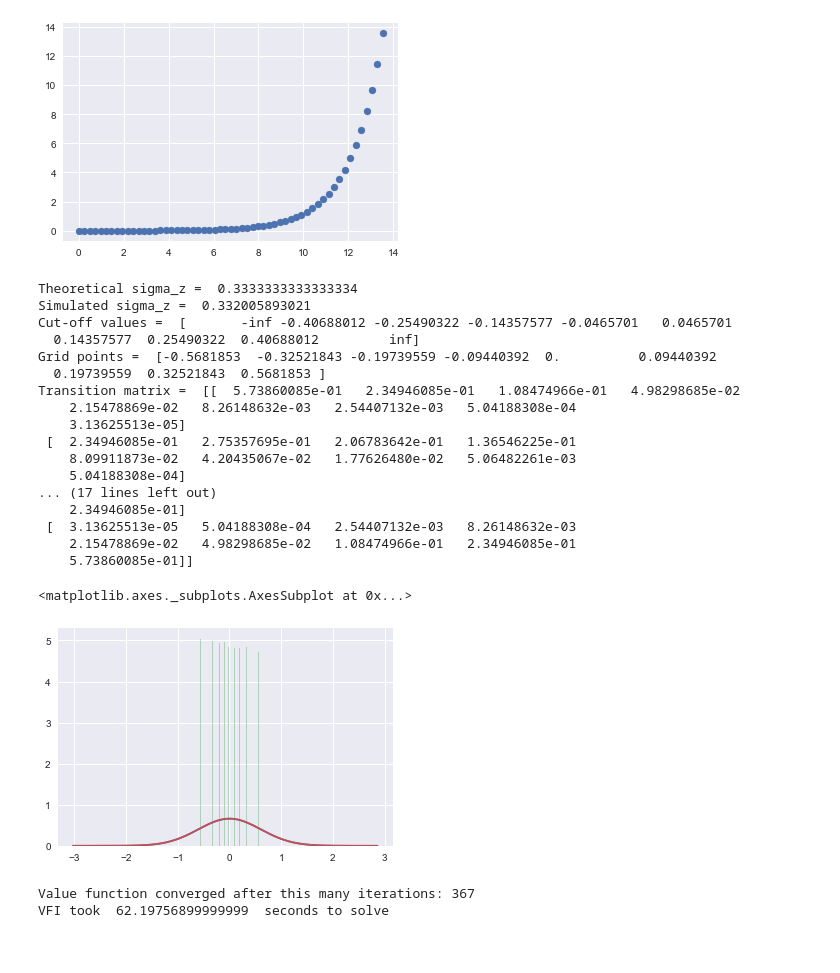
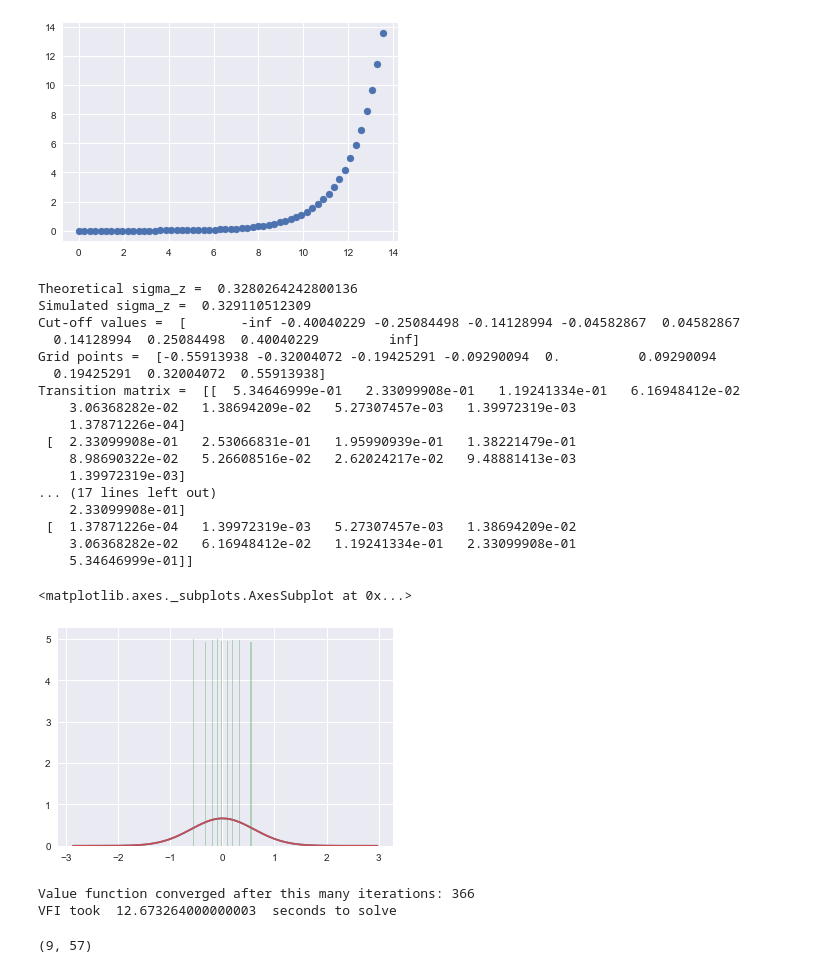
Before and after one commit to benlimsh/BootCamp2017, a Jupyter notebook: Labs/Econ/econ_pset3_1.ipynb, the cells around one changed output. Drawn from its saved outputs; the diff is of its cells as text; code cells hidden in the pictures.

```diff
--- a/Labs/Econ/econ_pset3_1.ipynb
+++ b/Labs/Econ/econ_pset3_1.ipynb
@@ -54,9 +54,10 @@ import numpy as np
 %matplotlib inline
 
 # set out parameters
-rho = 0.8
+rho = 0.7605
 mu = 0.0
-sigma_eps = 0.2
+sigma_eps = 0.213
+sigma_z = sigma_eps/ ((1-rho**2)**(1/2))
 
 # draw our shocks
 num_draws = 100000 # number of shocks to draw
@@ -129,50 +130,50 @@ def sim_markov(z_grid, pi, num_draws):
     z_discrete = np.empty(num_draws)  # this will be a vector of values
     # we land on in the discretized grid for z
     N = z_grid.shape[0]
     oldind = int(np.ceil((N - 1) / 2)) # set initial value to median of grid
     z_discrete[0] = z_grid[oldind]
     for i in range(1, num_draws):
         sum_p = 0
         ind = 0
         while sum_p < u[i]:
             sum_p = sum_p + pi[ind, oldind]
 #             print('inds =  ', ind, oldind)
             ind += 1
         if ind > 0:
             ind -= 1
         z_discrete[i] = z_grid[ind]
         oldind = ind
 
     return z_discrete
 
 
 # Call simulation function to get simulated values
 z_discrete = sim_markov(z_grid, np.transpose(pi), num_draws)
 
 
 # Plot AR(1) and Markov approximation
 sns.distplot(z_discrete, hist=True, kde=False, norm_hist=True)
 sns.kdeplot(np.array(z), bw=0.5)
 # %% [output]
-Theoretical sigma_z =  0.3333333333333334
-Simulated sigma_z =  0.332005893021
-Cut-off values =  [       -inf -0.40688012 -0.25490322 -0.14357577 -0.0465701   0.0465701
-  0.14357577  0.25490322  0.40688012         inf]
-Grid points =  [-0.5681853  -0.32521843 -0.19739559 -0.09440392  0.          0.09440392
-  0.19739559  0.32521843  0.5681853 ]
-Transition matrix =  [[  5.73860085e-01   2.34946085e-01   1.08474966e-01   4.98298685e-02
-    2.15478869e-02   8.26148632e-03   2.54407132e-03   5.04188308e-04
-    3.13625513e-05]
- [  2.34946085e-01   2.75357695e-01   2.06783642e-01   1.36546225e-01
-    8.09911873e-02   4.20435067e-02   1.77626480e-02   5.06482261e-03
-    5.04188308e-04]
+Theoretical sigma_z =  0.3280264242800136
+Simulated sigma_z =  0.329110512309
+Cut-off values =  [       -inf -0.40040229 -0.25084498 -0.14128994 -0.04582867  0.04582867
+  0.14128994  0.25084498  0.40040229         inf]
+Grid points =  [-0.55913938 -0.32004072 -0.19425291 -0.09290094  0.          0.09290094
+  0.19425291  0.32004072  0.55913938]
+Transition matrix =  [[  5.34646999e-01   2.33099908e-01   1.19241334e-01   6.16948412e-02
+    3.06368282e-02   1.38694209e-02   5.27307457e-03   1.39972319e-03
+    1.37871226e-04]
+ [  2.33099908e-01   2.53066831e-01   1.95990939e-01   1.38221479e-01
+    8.98690322e-02   5.26608516e-02   2.62024217e-02   9.48881413e-03
+    1.39972319e-03]
 ... (17 lines left out)
-    2.34946085e-01]
- [  3.13625513e-05   5.04188308e-04   2.54407132e-03   8.26148632e-03
-    2.15478869e-02   4.98298685e-02   1.08474966e-01   2.34946085e-01
-    5.73860085e-01]]
+    2.33099908e-01]
+ [  1.37871226e-04   1.39972319e-03   5.27307457e-03   1.38694209e-02
+    3.06368282e-02   6.16948412e-02   1.19241334e-01   2.33099908e-01
+    5.34646999e-01]]
 <matplotlib.axes._subplots.AxesSubplot at 0x...>
-[figure, old version]
+[figure, new version]
 # %%
 # operating profits, op
 op = np.zeros((9, 57))
@@ -227,8 +228,8 @@ print('VFI took ', VFI_time, ' seconds to solve')
 
 VF = V  # solution to the functional equation
 # %% [output]
-Value function converged after this many iterations: 367
-VFI took  62.19756899999999  seconds to solve
+Value function converged after this many iterations: 366
+VFI took  12.673264000000003  seconds to solve
 # %%
 '''
 ------------------------------------------------------------------------
@@ -240,6 +241,9 @@ optI = (sizek,) vector, optimal choice of investment for each k
 '''
 optK = kvec[PF]
 optI = optK - (1 - delta) * kvec
+print(optI.shape)
+# %% [output]
+(9, 57)
 # %%
 for i in range(9):
     plt.plot(kvec, VF[i])
```
Also changed, not shown: parts of 3 cells of this notebook, 8 other files.
